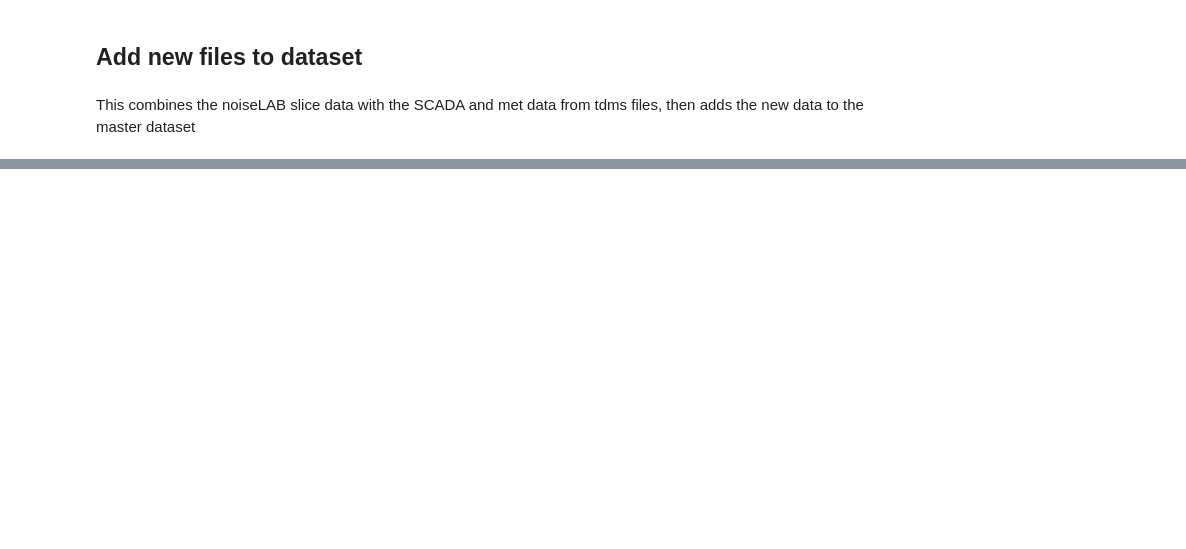
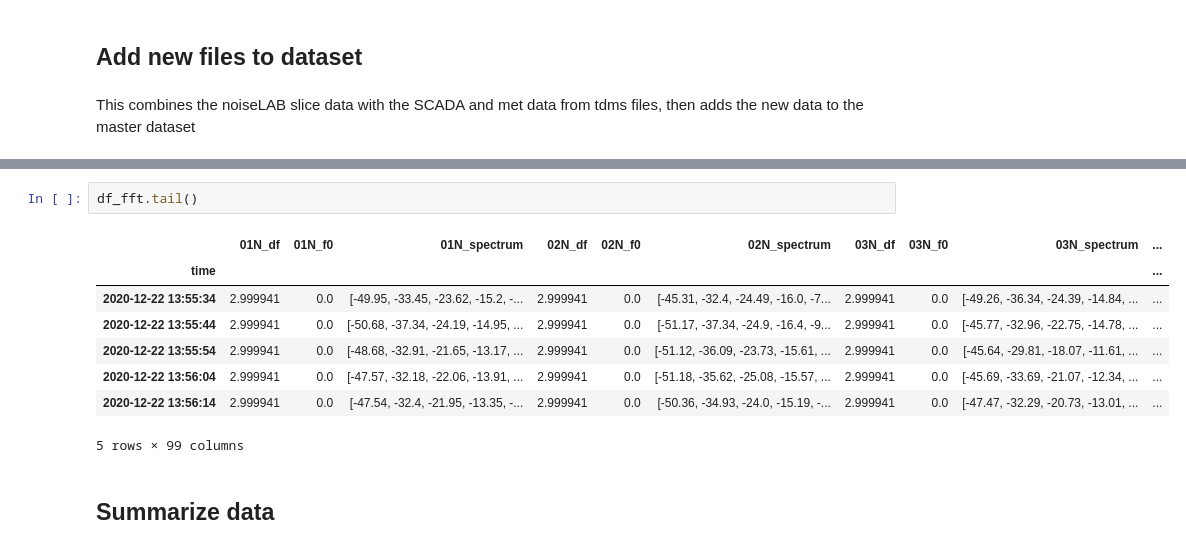
Before and after one commit to nhamilto/Aeroacoustics, a Jupyter notebook: coderepo/working_dir/process_noiseLAB_data.ipynb, the cells around one changed output, grey strips where cells are left out. Saved outputs shown, nothing was run; the diff lists cells and outputs as text; blank space fills up the shorter version.

```diff
--- a/coderepo/working_dir/process_noiseLAB_data.ipynb
+++ b/coderepo/working_dir/process_noiseLAB_data.ipynb
@@ -57,0 +258,13 @@ files
+# %%
+df_fft.tail()
+# %% [output]
+|  | 01N_df | 01N_f0 | 01N_spectrum | 02N_df | 02N_f0 | 02N_spectrum | 03N_df | 03N_f0 | 03N_spectrum | ... |
+| time |  |  |  |  |  |  |  |  |  | ... |
+| 2020-12-22 13:55:34 | 2.999941 | 0.0 | [-49.95, -33.45, -23.62, -15.2, -... | 2.999941 | 0.0 | [-45.31, -32.4, -24.49, -16.0, -7... | 2.999941 | 0.0 | [-49.26, -36.34, -24.39, -14.84, ... | ... |
+| 2020-12-22 13:55:44 | 2.999941 | 0.0 | [-50.68, -37.34, -24.19, -14.95, ... | 2.999941 | 0.0 | [-51.17, -37.34, -24.9, -16.4, -9... | 2.999941 | 0.0 | [-45.77, -32.96, -22.75, -14.78, ... | ... |
+| 2020-12-22 13:55:54 | 2.999941 | 0.0 | [-48.68, -32.91, -21.65, -13.17, ... | 2.999941 | 0.0 | [-51.12, -36.09, -23.73, -15.61, ... | 2.999941 | 0.0 | [-45.64, -29.81, -18.07, -11.61, ... | ... |
+| 2020-12-22 13:56:04 | 2.999941 | 0.0 | [-47.57, -32.18, -22.06, -13.91, ... | 2.999941 | 0.0 | [-51.18, -35.62, -25.08, -15.57, ... | 2.999941 | 0.0 | [-45.69, -33.69, -21.07, -12.34, ... | ... |
+| 2020-12-22 13:56:14 | 2.999941 | 0.0 | [-47.54, -32.4, -21.95, -13.35, -... | 2.999941 | 0.0 | [-50.36, -34.93, -24.0, -15.19, -... | 2.999941 | 0.0 | [-47.47, -32.29, -20.73, -13.01, ... | ... |
+5 rows × 99 columns
+# %% [markdown]
+## Summarize data
```
Also changed, not shown: parts of 36 cells of this notebook, 3 other files.
